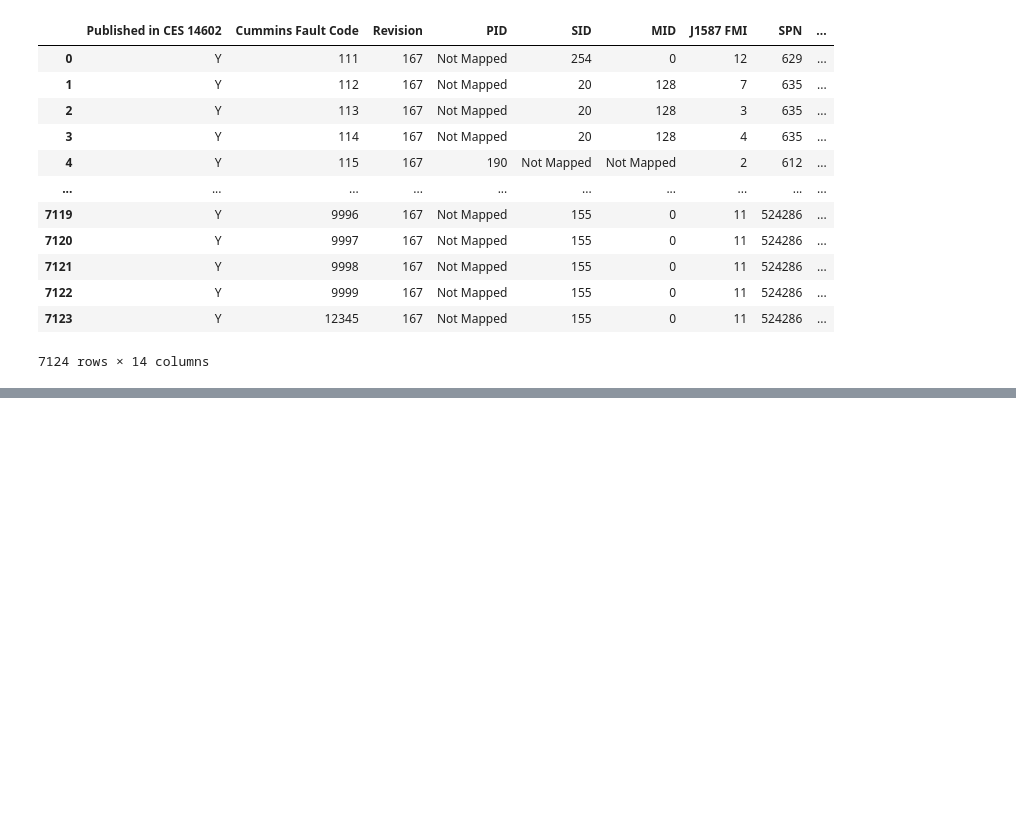
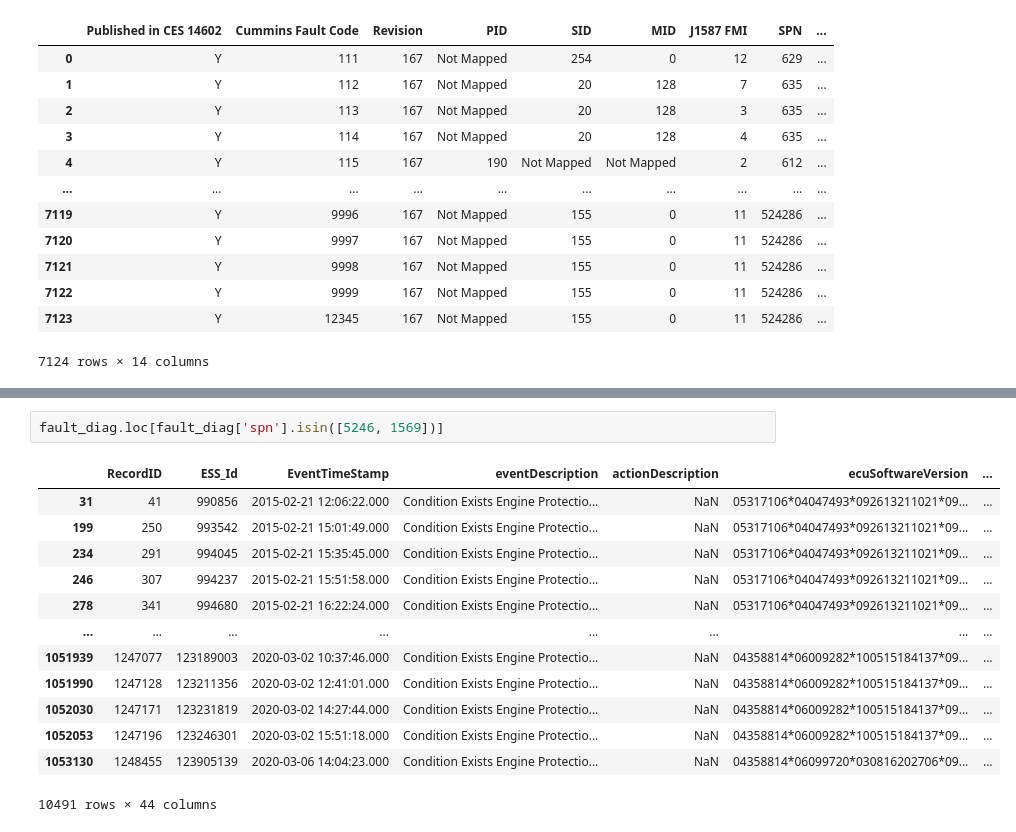
Before and after one commit to ashamaheshwari/big_g_express-predicting-derates, a Jupyter notebook: notebooks/big_g.ipynb, the cells around one changed output, grey strips where cells are left out. Drawn from its saved outputs; the diff is of its cells as text; blank space fills up the shorter version.

```diff
--- a/notebooks/big_g.ipynb
+++ b/notebooks/big_g.ipynb
@@ -99,0 +126,16 @@ faults
+# %%
+fault_diag.loc[fault_diag['spn'].isin([5246, 1569])]
+# %% [output]
+|  | RecordID | ESS_Id | EventTimeStamp | eventDescription | actionDescription | ecuSoftwareVersion | ... |
+| 31 | 41 | 990856 | 2015-02-21 12:06:22.000 | Condition Exists Engine Protectio... | NaN | 05317106*04047493*092613211021*09... | ... |
+| 199 | 250 | 993542 | 2015-02-21 15:01:49.000 | Condition Exists Engine Protectio... | NaN | 05317106*04047493*092613211021*09... | ... |
+| 234 | 291 | 994045 | 2015-02-21 15:35:45.000 | Condition Exists Engine Protectio... | NaN | 05317106*04047493*092613211021*09... | ... |
+| 246 | 307 | 994237 | 2015-02-21 15:51:58.000 | Condition Exists Engine Protectio... | NaN | 05317106*04047493*092613211021*09... | ... |
+| 278 | 341 | 994680 | 2015-02-21 16:22:24.000 | Condition Exists Engine Protectio... | NaN | 05317106*04047493*092613211021*09... | ... |
+| ... | ... | ... | ... | ... | ... | ... | ... |
+| 1051939 | 1247077 | 123189003 | 2020-03-02 10:37:46.000 | Condition Exists Engine Protectio... | NaN | 04358814*06009282*100515184137*09... | ... |
+| 1051990 | 1247128 | 123211356 | 2020-03-02 12:41:01.000 | Condition Exists Engine Protectio... | NaN | 04358814*06009282*100515184137*09... | ... |
+| 1052030 | 1247171 | 123231819 | 2020-03-02 14:27:44.000 | Condition Exists Engine Protectio... | NaN | 04358814*06009282*100515184137*09... | ... |
+| 1052053 | 1247196 | 123246301 | 2020-03-02 15:51:18.000 | Condition Exists Engine Protectio... | NaN | 04358814*06009282*100515184137*09... | ... |
+| 1053130 | 1248455 | 123905139 | 2020-03-06 14:04:23.000 | Condition Exists Engine Protectio... | NaN | 04358814*06099720*030816202706*09... | ... |
+10491 rows × 44 columns
```
Also changed, not shown: parts of 9 cells of this notebook.
